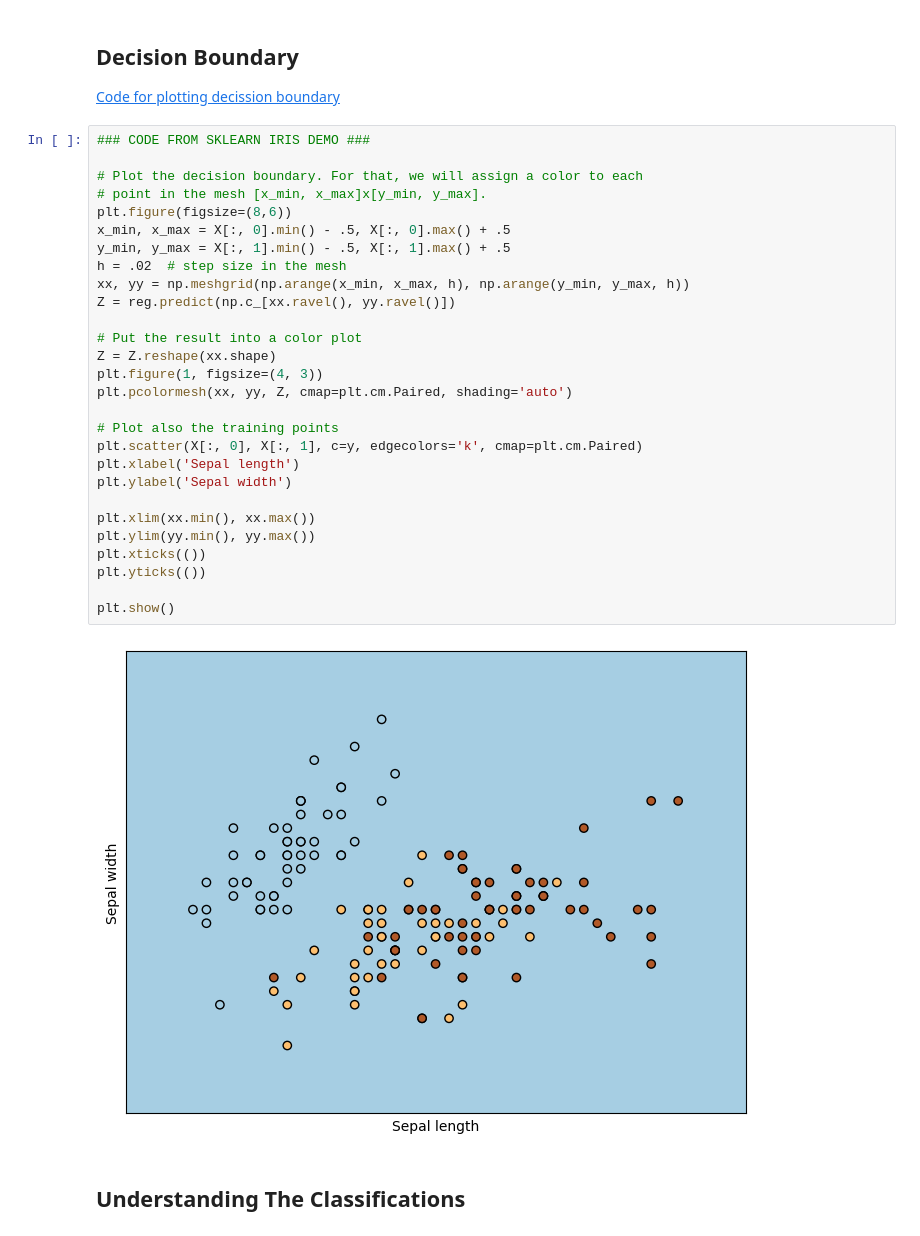
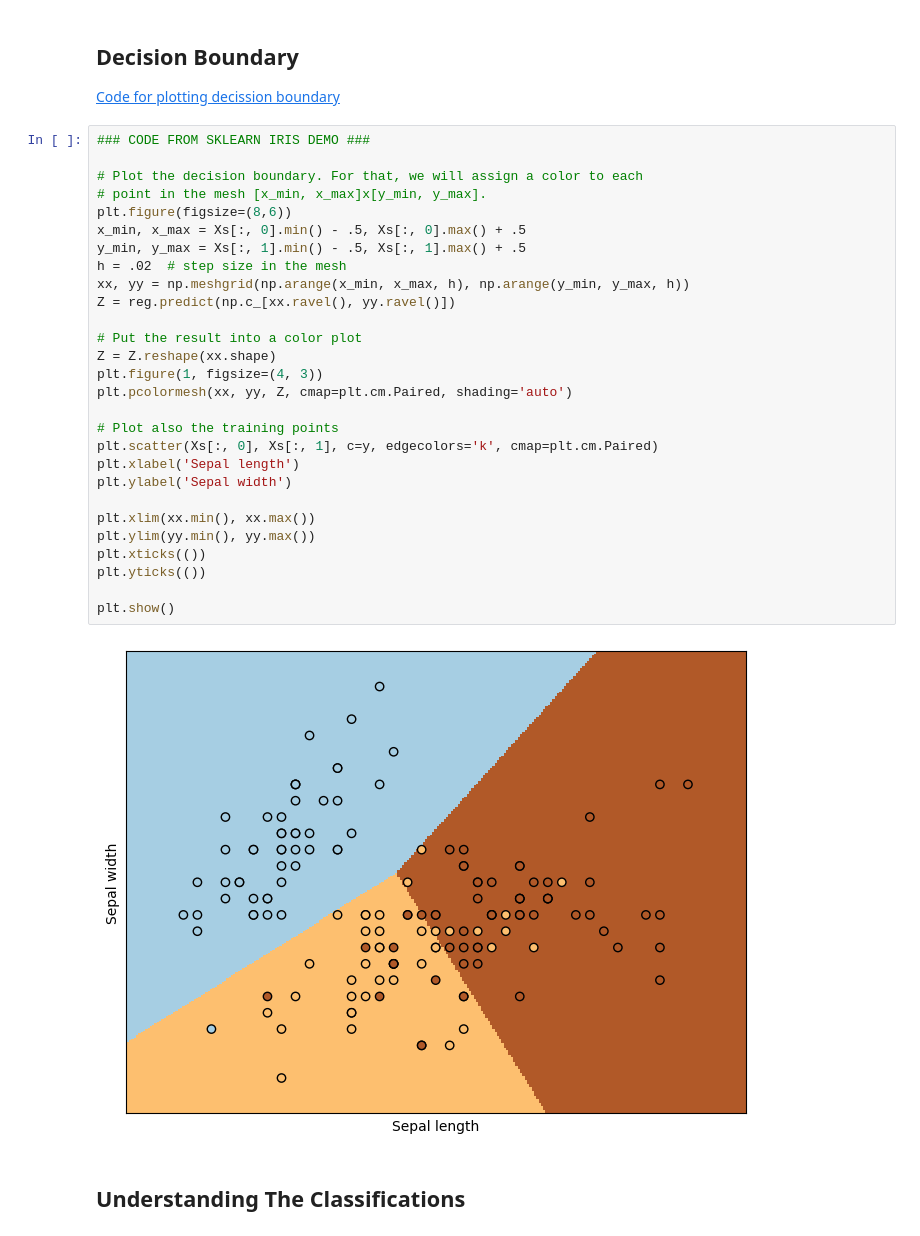
Before and after one commit to NewoIsTaken/NYU-Tandon-Summer-2023, a Jupyter notebook: Day 4/demo_iris.ipynb, the cells around one changed output. Drawn from its saved outputs; the diff is of its cells as text.

Commit message:
Day Four: Fix Iris Graph

```diff
--- a/Day 4/demo_iris.ipynb
+++ b/Day 4/demo_iris.ipynb
@@ -109,33 +109,33 @@ Test Accuracy: 0.2
 # %%
 ### CODE FROM SKLEARN IRIS DEMO ###
 
 # Plot the decision boundary. For that, we will assign a color to each
 # point in the mesh [x_min, x_max]x[y_min, y_max].
 plt.figure(figsize=(8,6))
-x_min, x_max = X[:, 0].min() - .5, X[:, 0].max() + .5
-y_min, y_max = X[:, 1].min() - .5, X[:, 1].max() + .5
+x_min, x_max = Xs[:, 0].min() - .5, Xs[:, 0].max() + .5
+y_min, y_max = Xs[:, 1].min() - .5, Xs[:, 1].max() + .5
 h = .02  # step size in the mesh
 xx, yy = np.meshgrid(np.arange(x_min, x_max, h), np.arange(y_min, y_max, h))
 Z = reg.predict(np.c_[xx.ravel(), yy.ravel()])
 
 # Put the result into a color plot
 Z = Z.reshape(xx.shape)
 plt.figure(1, figsize=(4, 3))
 plt.pcolormesh(xx, yy, Z, cmap=plt.cm.Paired, shading='auto')
 
 # Plot also the training points
-plt.scatter(X[:, 0], X[:, 1], c=y, edgecolors='k', cmap=plt.cm.Paired)
+plt.scatter(Xs[:, 0], Xs[:, 1], c=y, edgecolors='k', cmap=plt.cm.Paired)
 plt.xlabel('Sepal length')
 plt.ylabel('Sepal width')
 
 plt.xlim(xx.min(), xx.max())
 plt.ylim(yy.min(), yy.max())
 plt.xticks(())
 plt.yticks(())
 
 plt.show()
 # %% [output]
-[figure, old version]
+[figure, new version]
 # %% [markdown]
 ## Understanding The Classifications
 # %% [markdown]
```
